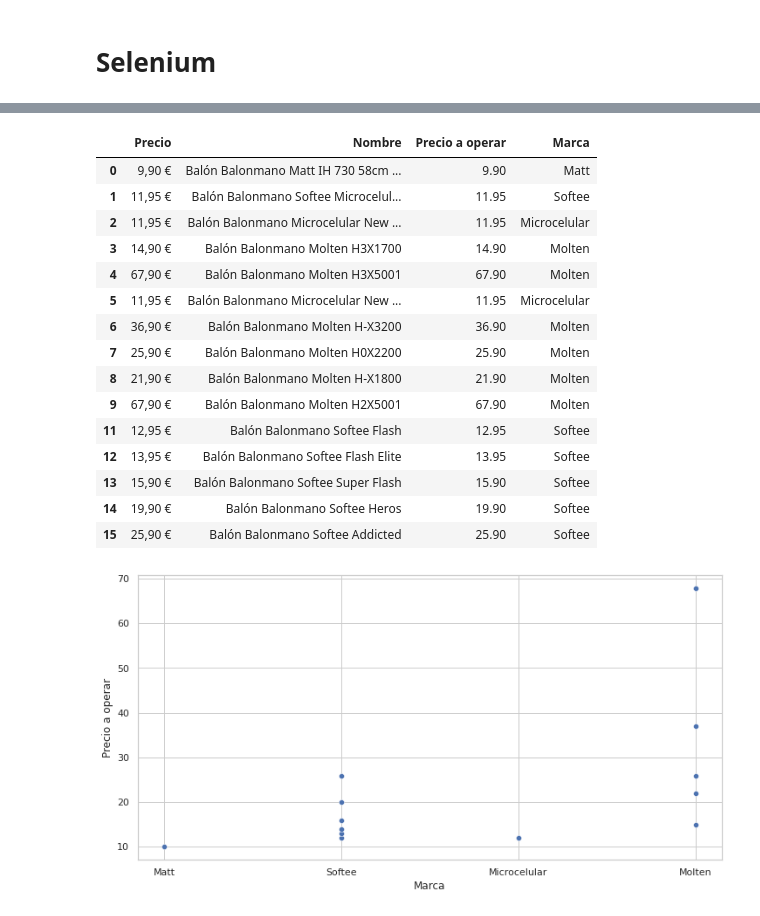
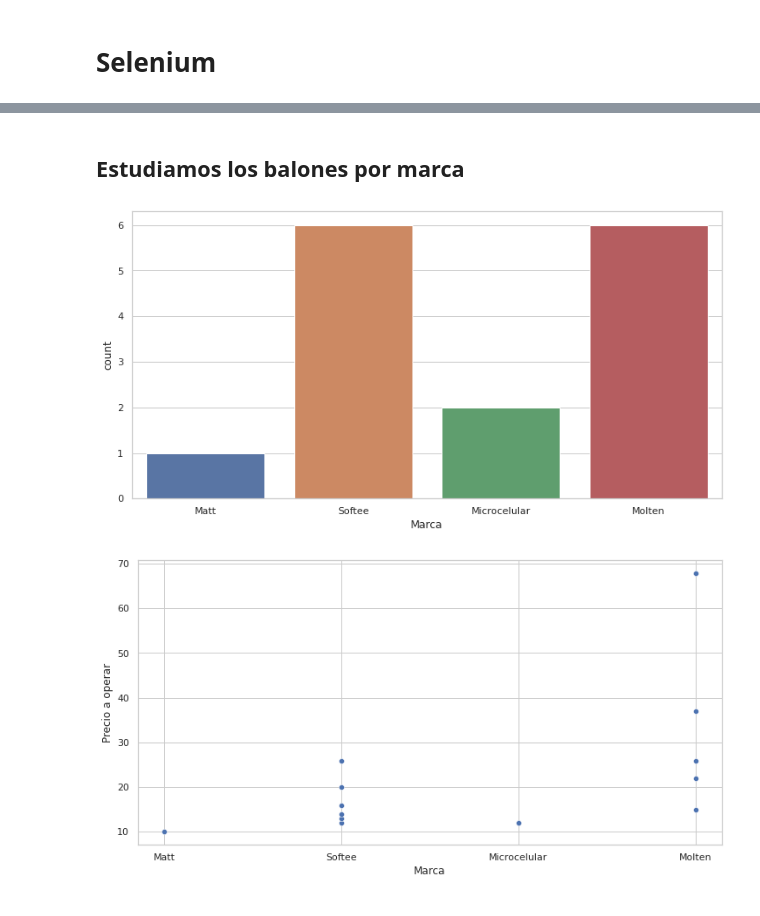
Before and after one commit to mariadelascotrina/web-scrapping-miniproject_Maria, a Jupyter notebook: selenium-ropa.ipynb, the cells around one changed output, grey strips where cells are left out. Drawn from its saved outputs; the diff is of its cells as text; code cells hidden in the pictures.

```diff
--- a/selenium-ropa.ipynb
+++ b/selenium-ropa.ipynb
@@ -155,26 +84,14 @@ lista1.reset_index(drop=True)
+# %% [markdown]
+## Estudiamos los balones por marca
 # %%
 def devuelvelamarca(x):
     return x.split(" ")[2]
 # %%
 lista1["Marca"] = lista1["Nombre"].apply(devuelvelamarca)
-# %%
-lista1
-# %% [output]
-|  | Precio | Nombre | Precio a operar | Marca |
-| 0 | 9,90 € | Balón Balonmano Matt IH 730 58cm ... | 9.90 | Matt |
-| 1 | 11,95 € | Balón Balonmano Softee Microcelul... | 11.95 | Softee |
-| 2 | 11,95 € | Balón Balonmano Microcelular New ... | 11.95 | Microcelular |
-| 3 | 14,90 € | Balón Balonmano Molten H3X1700 | 14.90 | Molten |
-| 4 | 67,90 € | Balón Balonmano Molten H3X5001 | 67.90 | Molten |
-| 5 | 11,95 € | Balón Balonmano Microcelular New ... | 11.95 | Microcelular |
-| 6 | 36,90 € | Balón Balonmano Molten H-X3200 | 36.90 | Molten |
-| 7 | 25,90 € | Balón Balonmano Molten H0X2200 | 25.90 | Molten |
-| 8 | 21,90 € | Balón Balonmano Molten H-X1800 | 21.90 | Molten |
-| 9 | 67,90 € | Balón Balonmano Molten H2X5001 | 67.90 | Molten |
-| 11 | 12,95 € | Balón Balonmano Softee Flash | 12.95 | Softee |
-| 12 | 13,95 € | Balón Balonmano Softee Flash Elite | 13.95 | Softee |
-| 13 | 15,90 € | Balón Balonmano Softee Super Flash | 15.90 | Softee |
-| 14 | 19,90 € | Balón Balonmano Softee Heros | 19.90 | Softee |
-| 15 | 25,90 € | Balón Balonmano Softee Addicted | 25.90 | Softee |
+# %%
+sns.countplot(x=lista1.Marca);
+#podemos ver que la mayor parte de los balones son de las marcas Molten y Softee
+# %% [output]
+[figure, added]
 # %%
 sns.scatterplot(x="Marca", y="Precio a operar", data=lista1);
```
Also changed, not shown: parts of 21 cells of this notebook, 4 other files.
